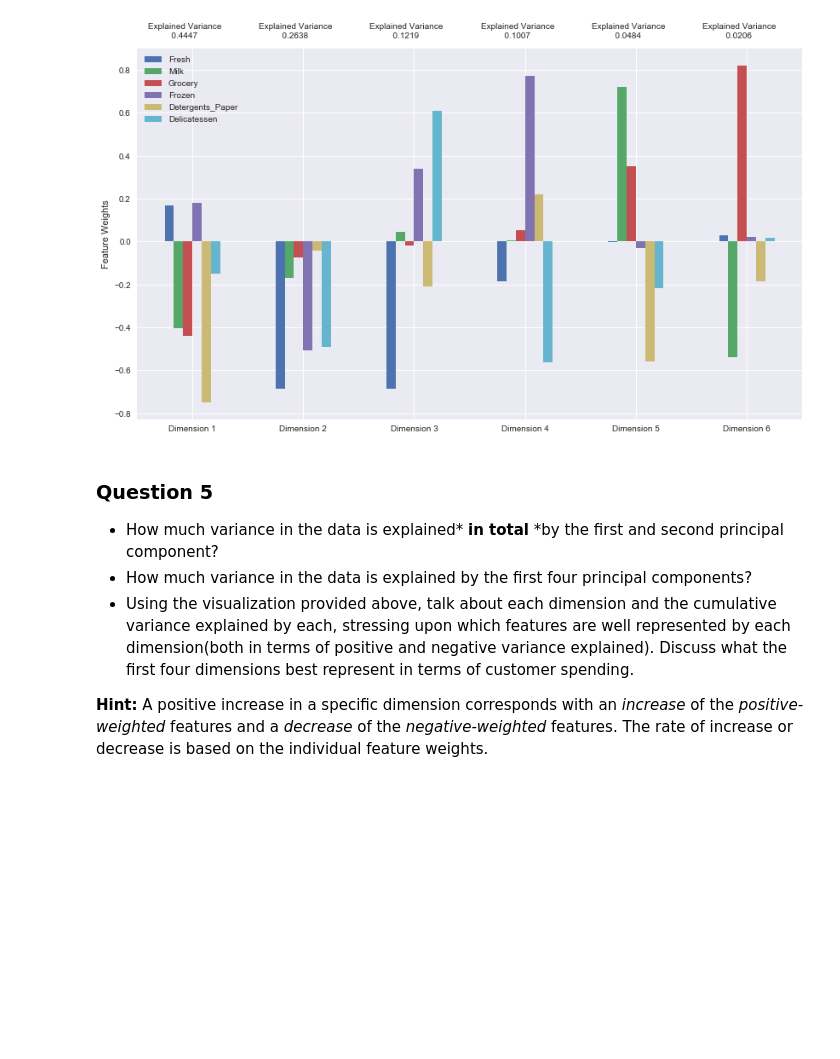
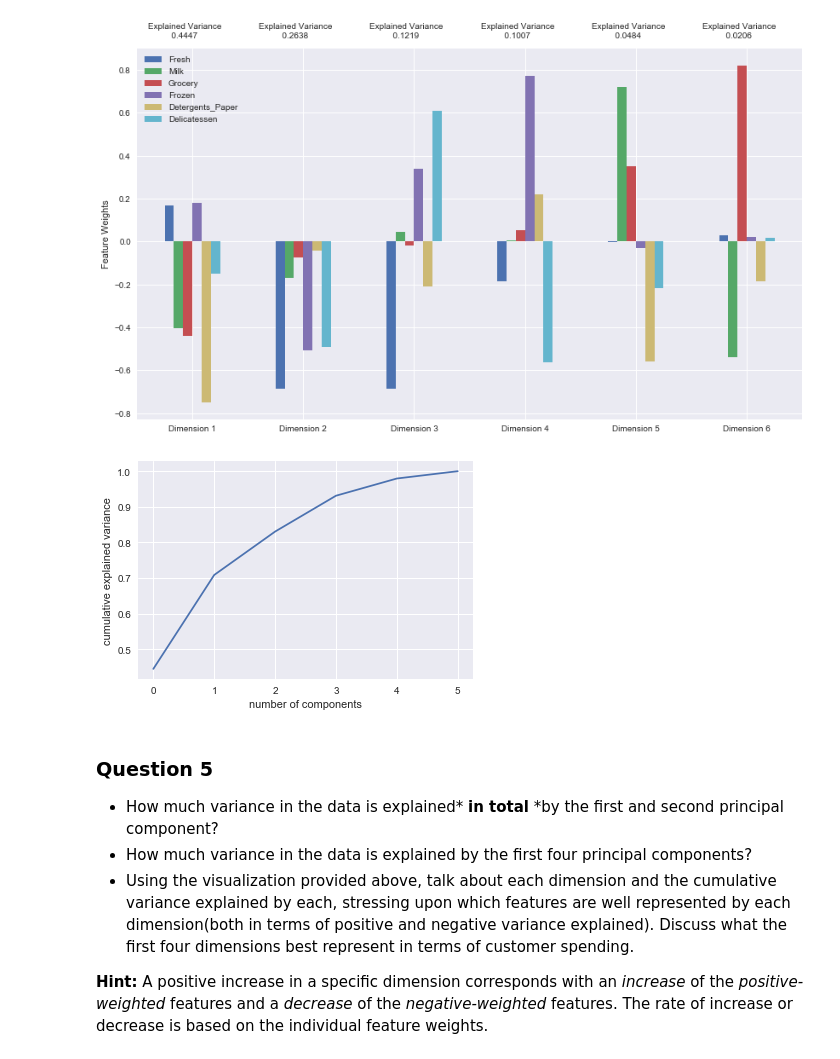
Before and after one commit to aleks091/machine-learning, a Jupyter notebook: projects/customer_segments/customer_segments.ipynb, the cells around one changed output. Drawn from its saved outputs; the diff is of its cells as text; code cells hidden in the pictures; blank space fills up the shorter version.

```diff
--- a/projects/customer_segments/customer_segments.ipynb
+++ b/projects/customer_segments/customer_segments.ipynb
@@ -368,6 +368,17 @@ pca_samples = pca.transform(log_samples)
 pca_results = vs.pca_results(good_data, pca)
 # %% [output]
 [figure]
+# %%
+import matplotlib.pyplot as plt
+pca = PCA().fit(good_data)
+
+plt.plot(np.cumsum(pca.explained_variance_ratio_))
+plt.xlabel('number of components')
+plt.ylabel('cumulative explained variance');
+
+#Source: https://jakevdp.github.io/PythonDataScienceHandbook/05.09-principal-component-analysis.html
+# %% [output]
+[figure, added]
 # %% [markdown]
 ### Question 5
 
```
Also changed, not shown: parts of 18 cells of this notebook.
